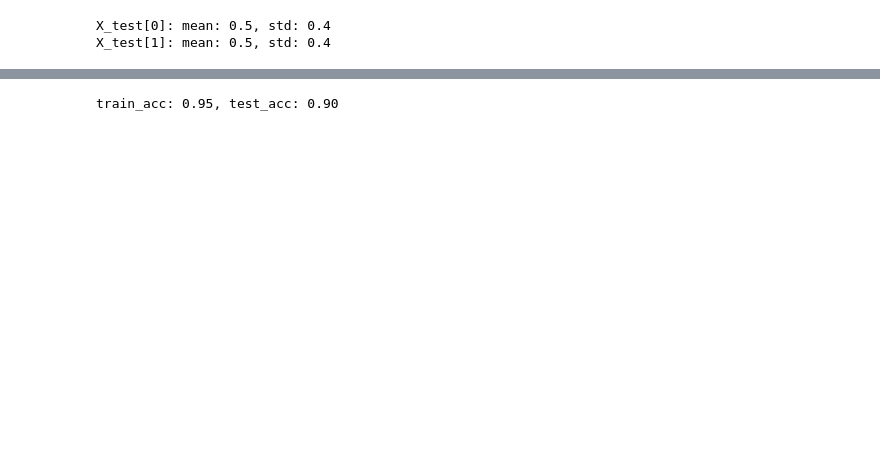
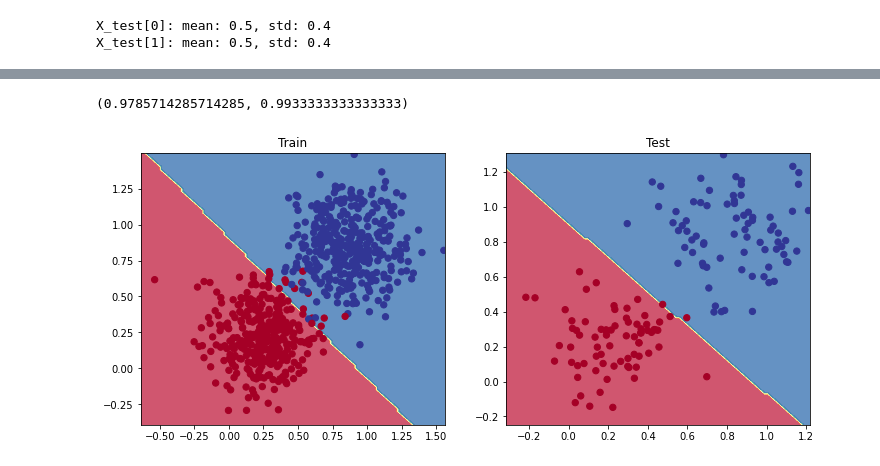
Before and after one commit to NuwanCW/ML_scratch, a Jupyter notebook: Logistic_regression/Logistic_regression.ipynb, the cells around one changed output, grey strips where cells are left out. Saved outputs shown, nothing was run; the diff lists cells and outputs as text; code cells hidden in the pictures; blank space fills up the shorter version.

```diff
--- a/Logistic_regression/Logistic_regression.ipynb
+++ b/Logistic_regression/Logistic_regression.ipynb
@@ -222,6 +225,6 @@ W: (2,)
 # %%
 lr =0.0001
-for i in range(150):
+for i in range(350):
     y_hat = forward(X_train,W1,b)
     loss = cross_entropy(y_train,y_hat)
 #     print(y_hat.shape,y_train.shape,X_train.shape)
@@ -239,15 +249,54 @@ i 120,loss: 0.5859276984274652 accuracy: 0.917
 # %%
 # Evaluate
 class LogisticRegression:
-    def predict(self,x):
-        pred = np.round(forward(x))
+    def predict(self,x,W1=W1,b=b):
+        pred = np.round(forward(x,W1,b))
         return pred
 # %%
 model = LogisticRegression()
 pred_train = model.predict(X_train)
+train_acc=np.mean(np.equal(y_train,pred_train))
 pred_test = model.predict(X_test)
-train_acc = np.mean(y_train==pred_train)
-test_acc =np.mean(y_test==pred_test)
-print(f'train_acc: {train_acc:.2f}, test_acc: {test_acc:.2f}')
+test_acc=np.mean(np.equal(y_test,pred_test))
+# pred_test = model.predict(X_test)
+# # pred_test[:10],y_train[:10]
+# train_acc = np.mean(np.equal(y_train,np.round(pred_train)))
+# test_acc =np.mean(np.equal(y_test,np.round(pred_test)))#np.mean(y_test==pred_test)
+# print(f'train_acc: {train_acc:.2f}, test_acc: {test_acc:.2f}')
+train_acc,test_acc
 # %% [output]
-train_acc: 0.95, test_acc: 0.90
+(0.9785714285714285, 0.9933333333333333)
+# %%
+# plot the decisio boundary
+def plot_decision_boundary(model,X,y):
+    """plot the decision boundary for a model
+    inputs: 2D
+    Arguments:
+        model: trained model
+        X: numpy ndarray  2D input(shape (N,2))
+        y numpy ndarray 1D input (shape(N,))"""
+    x_min,x_max = X[:,0].min() - 0.1, X[:,0].max()+.01
+    y_min,y_max = X[:,1].min() - 0.1, X[:,1].max()+.01
+    xx,yy = np.meshgrid(np.linspace(x_min,x_max,101),np.linspace(y_min,y_max,101))
+
+    # prediction
+    x_in = np.c_[xx.ravel(),yy.ravel()]
+    y_pred = np.round(model.predict(x_in)).reshape(xx.shape)
+#     y_pred = np.argmax(y_pred,axis=1).reshape(xx.shape)
+
+    # plot boundary
+    plt.contourf(xx,yy,y_pred,cmap=plt.cm.Spectral,alpha=0.8)
+    plt.scatter(X[:,0],X[:,1],c=y,s=40,cmap=plt.cm.RdYlBu)
+    plt.xlim(xx.min(),xx.max())
+    plt.ylim(yy.min(),yy.max())
+# %%
+plt.figure(figsize=(12,5))
+plt.subplot(1,2,1)
+plt.title('Train')
+plot_decision_boundary(model=model,X=X_train,y=y_train)
+plt.subplot(1,2,2)
+plt.title("Test")
+plot_decision_boundary(model=model,X=X_test,y=y_test)
+plt.show()
+# %% [output]
+[figure, added]
```
Also changed, not shown: parts of 11 cells of this notebook, 1 other file.
